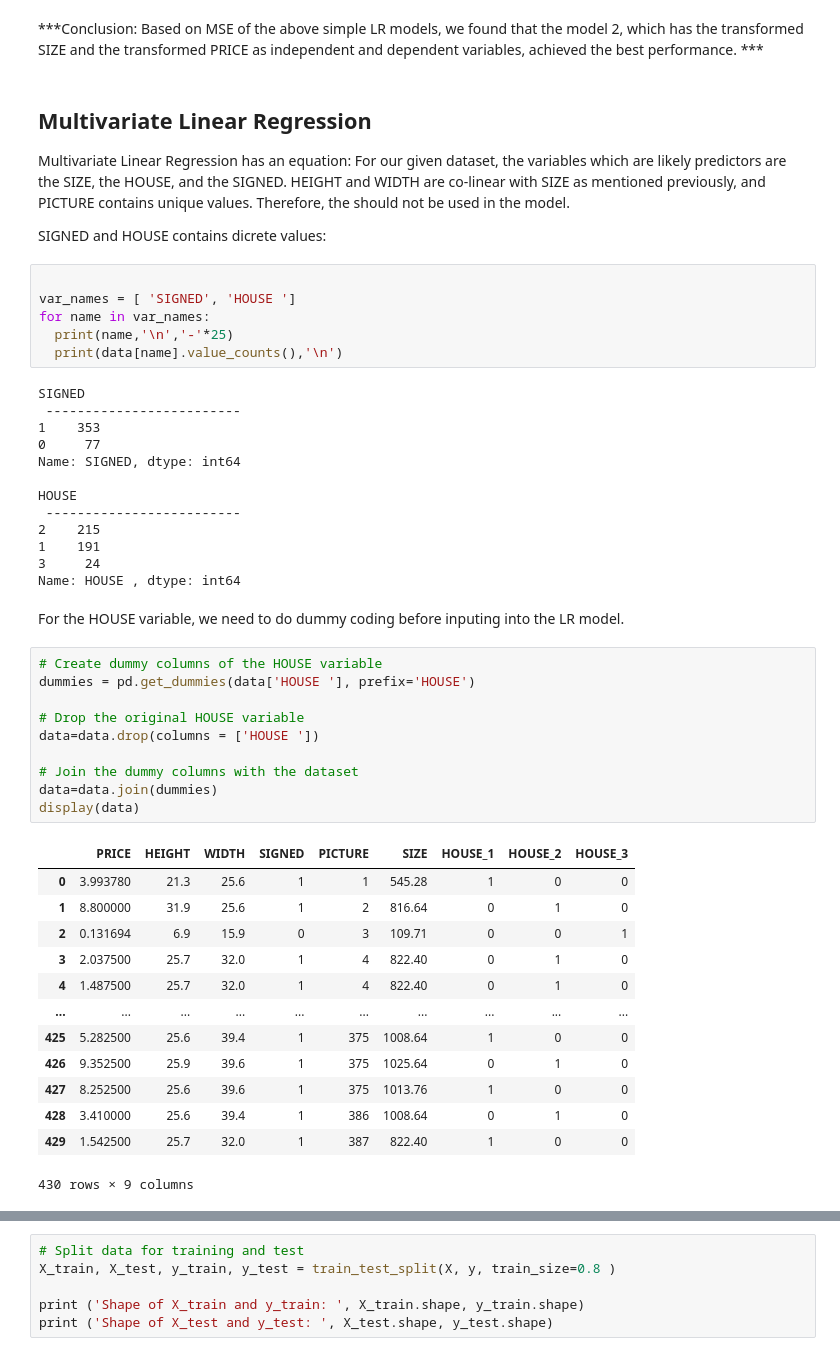
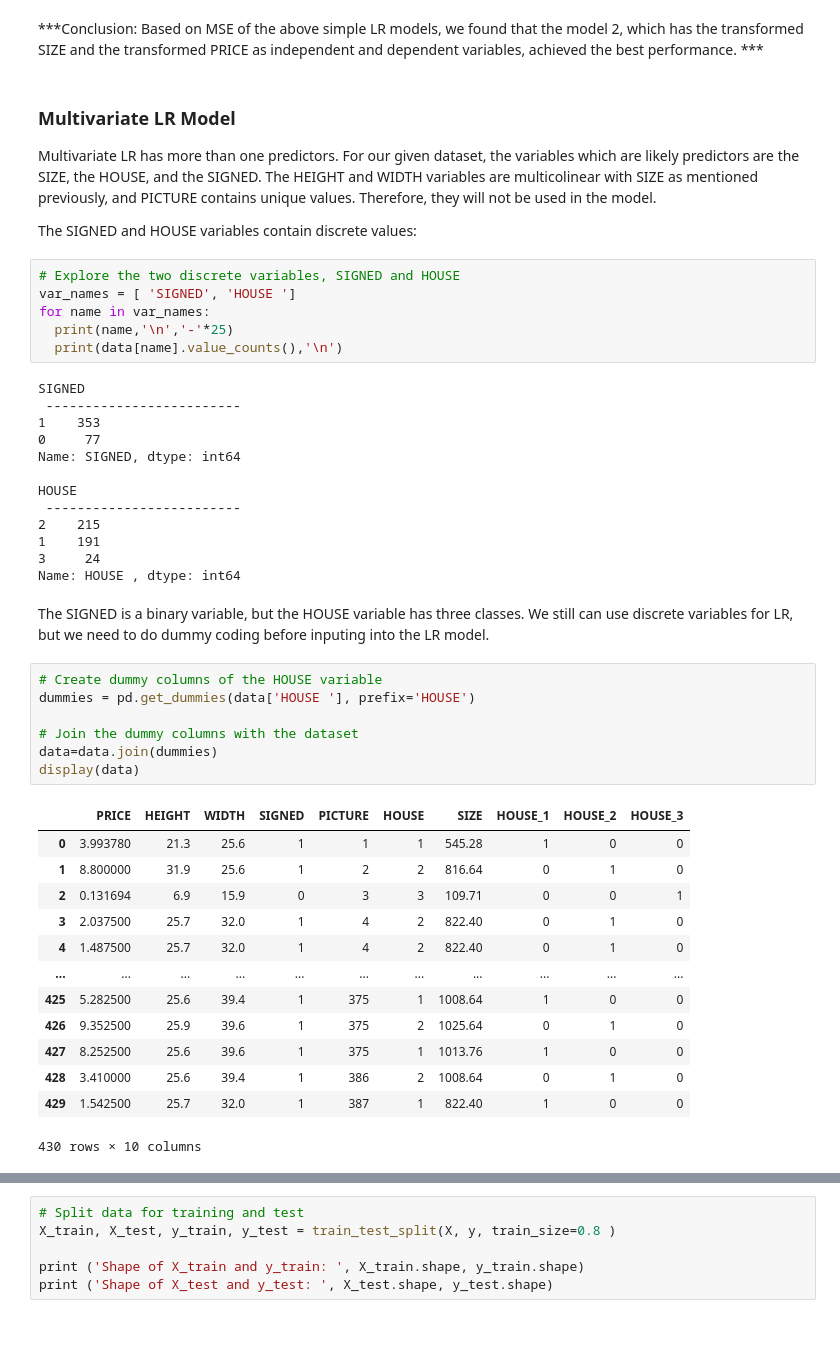
Before and after one commit to HuyenNguyenHelen/INFO-5505---Machine-learning, a Jupyter notebook: HuyenNguyen_Assignment_1.ipynb, the cells around one changed output, grey strips where cells are left out. Cells and saved outputs as stored; diff of their text form; blank space fills up the shorter version.

```diff
--- a/HuyenNguyen_Assignment_1.ipynb
+++ b/HuyenNguyen_Assignment_1.ipynb
@@ -327,13 +338,13 @@ Coefficient of the model 2:  [[1.27986138]]
 # %% [markdown]
 ***Conclusion: Based on MSE of the above simple LR models, we found that the model 2, which has the transformed SIZE and the transformed PRICE as independent and dependent variables, achieved the best performance. ***
 # %% [markdown]
-## Multivariate Linear Regression
-Multivariate Linear Regression has an equation:
-For our given dataset, the variables which are likely predictors are the SIZE,  the HOUSE, and the SIGNED. HEIGHT and WIDTH are co-linear with SIZE as mentioned previously, and PICTURE contains unique values. Therefore, the should not be used in the model.
+### Multivariate LR Model
+Multivariate LR has more than one predictors.
+For our given dataset, the variables which are likely predictors are the SIZE,  the HOUSE, and the SIGNED. The HEIGHT and WIDTH variables are multicolinear with SIZE as mentioned previously, and PICTURE contains unique values. Therefore, they will not be used in the model.
 
-SIGNED and HOUSE contains dicrete values:
+The SIGNED and HOUSE variables contain discrete values:
 # %%
-
+# Explore the two discrete variables, SIGNED and HOUSE
 var_names = [ 'SIGNED', 'HOUSE ']
 for name in var_names:
   print(name,'\n','-'*25)
@@ -352,29 +363,26 @@ HOUSE
 3     24
 Name: HOUSE , dtype: int64
 # %% [markdown]
-For the HOUSE variable, we need to do dummy coding before inputing into the LR model.
+The SIGNED is a binary variable, but the HOUSE variable has three classes. We still can use discrete variables for LR, but we need to do dummy coding before inputing into the LR model.
 # %%
 # Create dummy columns of the HOUSE variable
 dummies = pd.get_dummies(data['HOUSE '], prefix='HOUSE')
 
-# Drop the original HOUSE variable
-data=data.drop(columns = ['HOUSE '])
-
 # Join the dummy columns with the dataset
 data=data.join(dummies)
 display(data)
 # %% [output]
-|  | PRICE | HEIGHT | WIDTH | SIGNED | PICTURE | SIZE | HOUSE_1 | HOUSE_2 | HOUSE_3 |
-| 0 | 3.993780 | 21.3 | 25.6 | 1 | 1 | 545.28 | 1 | 0 | 0 |
-| 1 | 8.800000 | 31.9 | 25.6 | 1 | 2 | 816.64 | 0 | 1 | 0 |
-| 2 | 0.131694 | 6.9 | 15.9 | 0 | 3 | 109.71 | 0 | 0 | 1 |
-| 3 | 2.037500 | 25.7 | 32.0 | 1 | 4 | 822.40 | 0 | 1 | 0 |
-| 4 | 1.487500 | 25.7 | 32.0 | 1 | 4 | 822.40 | 0 | 1 | 0 |
-| ... | ... | ... | ... | ... | ... | ... | ... | ... | ... |
-| 425 | 5.282500 | 25.6 | 39.4 | 1 | 375 | 1008.64 | 1 | 0 | 0 |
-| 426 | 9.352500 | 25.9 | 39.6 | 1 | 375 | 1025.64 | 0 | 1 | 0 |
-| 427 | 8.252500 | 25.6 | 39.6 | 1 | 375 | 1013.76 | 1 | 0 | 0 |
-| 428 | 3.410000 | 25.6 | 39.4 | 1 | 386 | 1008.64 | 0 | 1 | 0 |
-| 429 | 1.542500 | 25.7 | 32.0 | 1 | 387 | 822.40 | 1 | 0 | 0 |
+|  | PRICE | HEIGHT | WIDTH | SIGNED | PICTURE | HOUSE | SIZE | HOUSE_1 | HOUSE_2 | HOUSE_3 |
+| 0 | 3.993780 | 21.3 | 25.6 | 1 | 1 | 1 | 545.28 | 1 | 0 | 0 |
+| 1 | 8.800000 | 31.9 | 25.6 | 1 | 2 | 2 | 816.64 | 0 | 1 | 0 |
+| 2 | 0.131694 | 6.9 | 15.9 | 0 | 3 | 3 | 109.71 | 0 | 0 | 1 |
+| 3 | 2.037500 | 25.7 | 32.0 | 1 | 4 | 2 | 822.40 | 0 | 1 | 0 |
+| 4 | 1.487500 | 25.7 | 32.0 | 1 | 4 | 2 | 822.40 | 0 | 1 | 0 |
+| ... | ... | ... | ... | ... | ... | ... | ... | ... | ... | ... |
+| 425 | 5.282500 | 25.6 | 39.4 | 1 | 375 | 1 | 1008.64 | 1 | 0 | 0 |
+| 426 | 9.352500 | 25.9 | 39.6 | 1 | 375 | 2 | 1025.64 | 0 | 1 | 0 |
+| 427 | 8.252500 | 25.6 | 39.6 | 1 | 375 | 1 | 1013.76 | 1 | 0 | 0 |
+| 428 | 3.410000 | 25.6 | 39.4 | 1 | 386 | 2 | 1008.64 | 0 | 1 | 0 |
+| 429 | 1.542500 | 25.7 | 32.0 | 1 | 387 | 1 | 822.40 | 1 | 0 | 0 |
-430 rows × 9 columns
+430 rows × 10 columns
 # %% [markdown]
```
Also changed, not shown: parts of 35 cells of this notebook.
